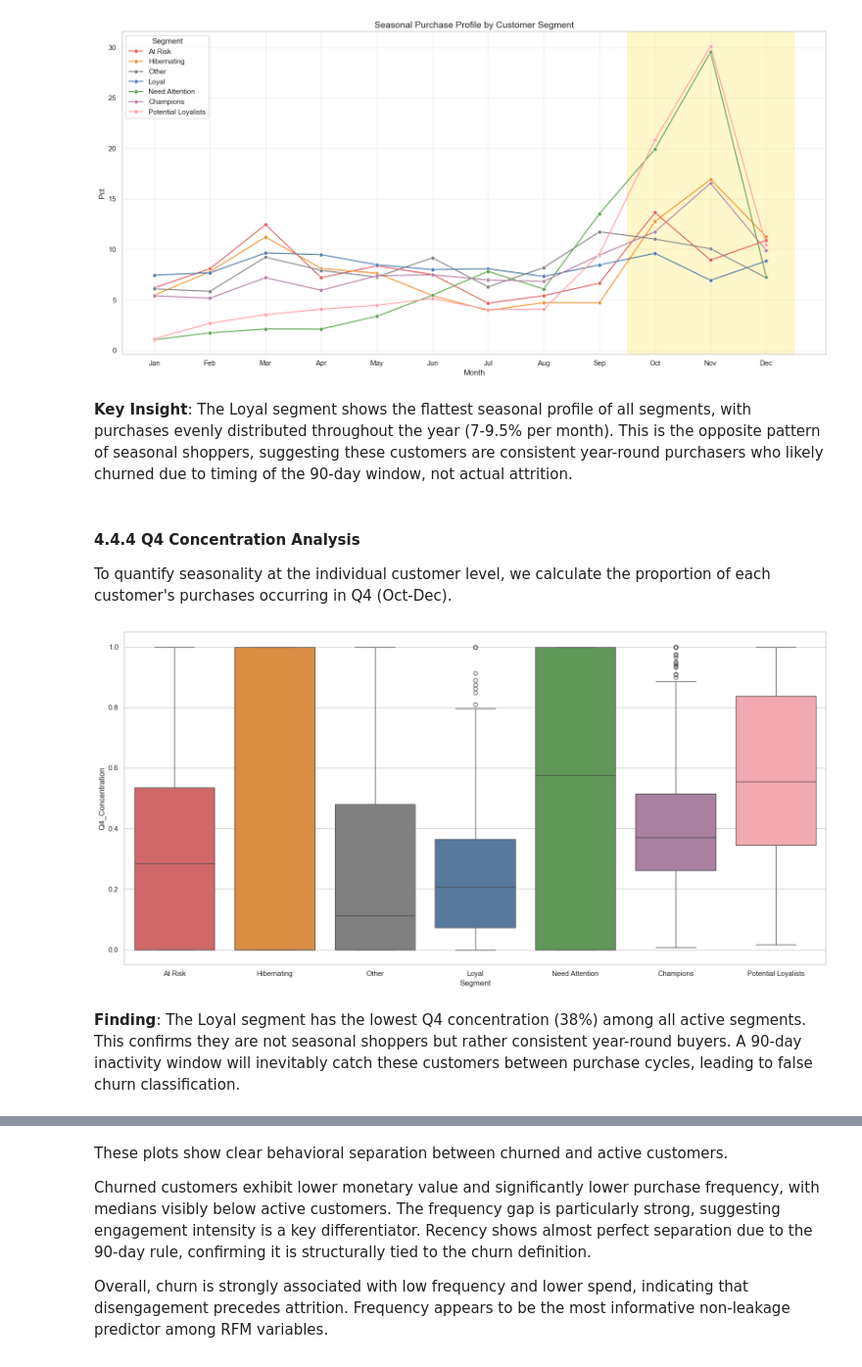
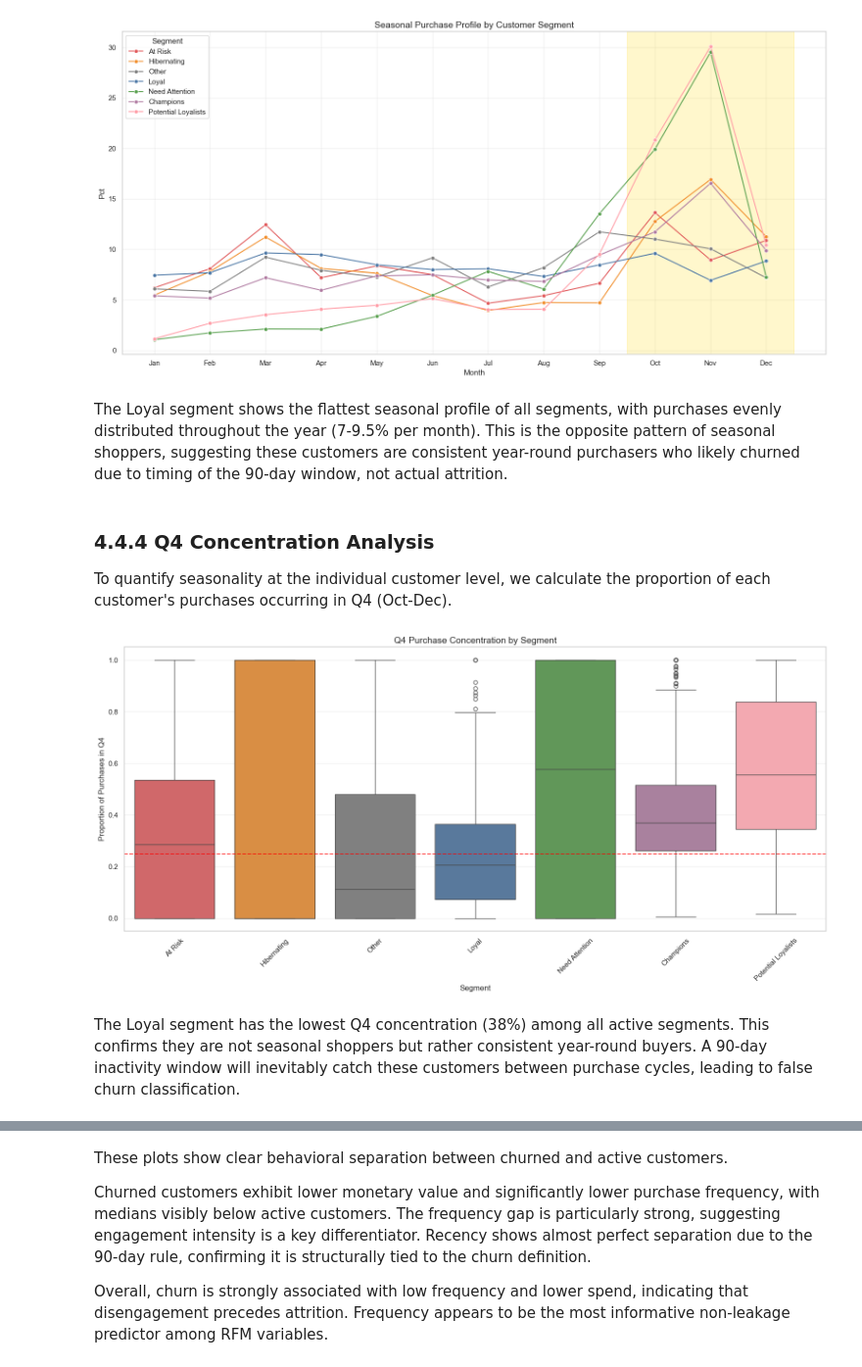
Before and after one commit to stefanobrusadelli/customer-churn-prediction, a Jupyter notebook: notebook/02_eda.ipynb, the cells around one changed output, grey strips where cells are left out. Shown at 98% size. Cells and saved outputs as stored; diff of their text form; code cells hidden in the pictures.

```diff
--- a/notebook/02_eda.ipynb
+++ b/notebook/02_eda.ipynb
@@ -203,0 +183,27 @@ The 90-day threshold (50% churn) offers a balanced trade-off between early detec
+# %%
+# Sort transactions
+uk_df = uk_df.sort_values(['CustomerID', 'InvoiceDate'])
+
+# Compute interpurchase time
+uk_df['PrevPurchase'] = uk_df.groupby('CustomerID')['InvoiceDate'].shift(1)
+uk_df['InterpurchaseDays'] = (uk_df['InvoiceDate'] - uk_df['PrevPurchase']).dt.days
+
+# Drop nulls and remove same-day transactions
+interpurchase = uk_df['InterpurchaseDays'].dropna()
+zero_pct = (interpurchase == 0).mean()
+print(f"Zero-day intervals: {zero_pct:.1%}")
+
+interpurchase = interpurchase[interpurchase > 0]
+
+# Plot
+sns.histplot(interpurchase, bins=100)
+plt.title("Interpurchase Time Distribution")
+plt.xlabel("Days Between Purchases")
+plt.xlim(0, 250)
+
+# Threshold lines
+plt.axvline(30, color='orange', linestyle='--', label='30 days')
+plt.axvline(90, color='red', linestyle='--', label='90 days')
+plt.legend()
+
+plt.show()
@@ -490,35 +587,35 @@ plt.show()
 # %% [output]
 [figure]
 # %% [markdown]
-**Key Insight**: The Loyal segment shows the flattest seasonal profile of all segments, with purchases evenly distributed throughout the year (7-9.5% per month). This is the opposite pattern of seasonal shoppers, suggesting these customers are consistent year-round purchasers who likely churned due to timing of the 90-day window, not actual attrition.
+The Loyal segment shows the flattest seasonal profile of all segments, with purchases evenly distributed throughout the year (7-9.5% per month). This is the opposite pattern of seasonal shoppers, suggesting these customers are consistent year-round purchasers who likely churned due to timing of the 90-day window, not actual attrition.
 # %% [markdown]
-#### 4.4.4 Q4 Concentration Analysis
+### 4.4.4 Q4 Concentration Analysis
 
 To quantify seasonality at the individual customer level, we calculate the proportion of each customer's purchases occurring in Q4 (Oct-Dec).
 # %%
 plt.figure(figsize=(16, 8))
 
 sns.boxplot(data=q4_concentration,
             x='Segment',
             y='Q4_Concentration',
             order=segment_order,
             hue='Segment',
             palette=segment_colors,
             legend=False)
 
 # Reference line
-ax.axhline(y=0.25, color='red', linestyle='--', alpha=0.7)
+plt.axhline(y=0.25, color='red', linestyle='--', alpha=0.7)
 
 # Formatting
-ax.set_ylabel('Proportion of Purchases in Q4')
-ax.set_title('Q4 Purchase Concentration by Segment', fontweight='bold')
-ax.tick_params(axis='x', rotation=45)
-ax.grid(True, alpha=0.3, axis='y')
+plt.ylabel('Proportion of Purchases in Q4')
+plt.title('Q4 Purchase Concentration by Segment')
+plt.tick_params(axis='x', rotation=45)
+plt.grid(True, alpha=0.3, axis='y')
 
 plt.tight_layout()
 plt.show()
 # %% [output]
-[figure, old version]
+[figure, new version]
 # %% [markdown]
-**Finding**: The Loyal segment has the lowest Q4 concentration (38%) among all active segments. This confirms they are not seasonal shoppers but rather consistent year-round buyers. A 90-day inactivity window will inevitably catch these customers between purchase cycles, leading to false churn classification.
+The Loyal segment has the lowest Q4 concentration (38%) among all active segments. This confirms they are not seasonal shoppers but rather consistent year-round buyers. A 90-day inactivity window will inevitably catch these customers between purchase cycles, leading to false churn classification.
 # %% [markdown]
```
Also changed, not shown: parts of 45 cells of this notebook.
